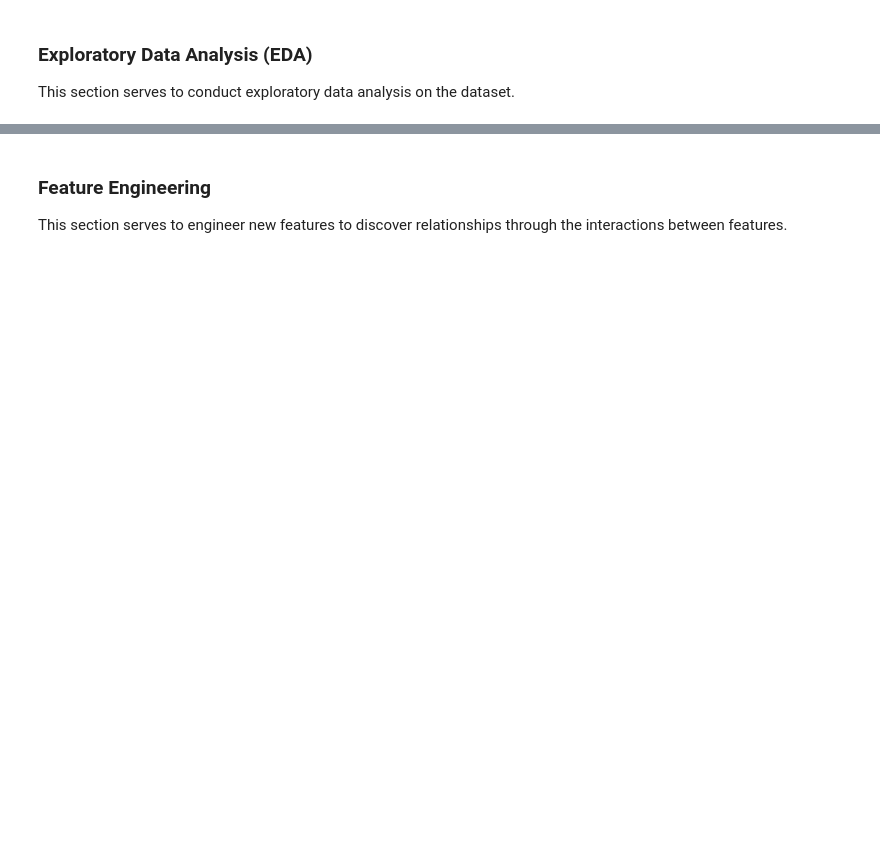
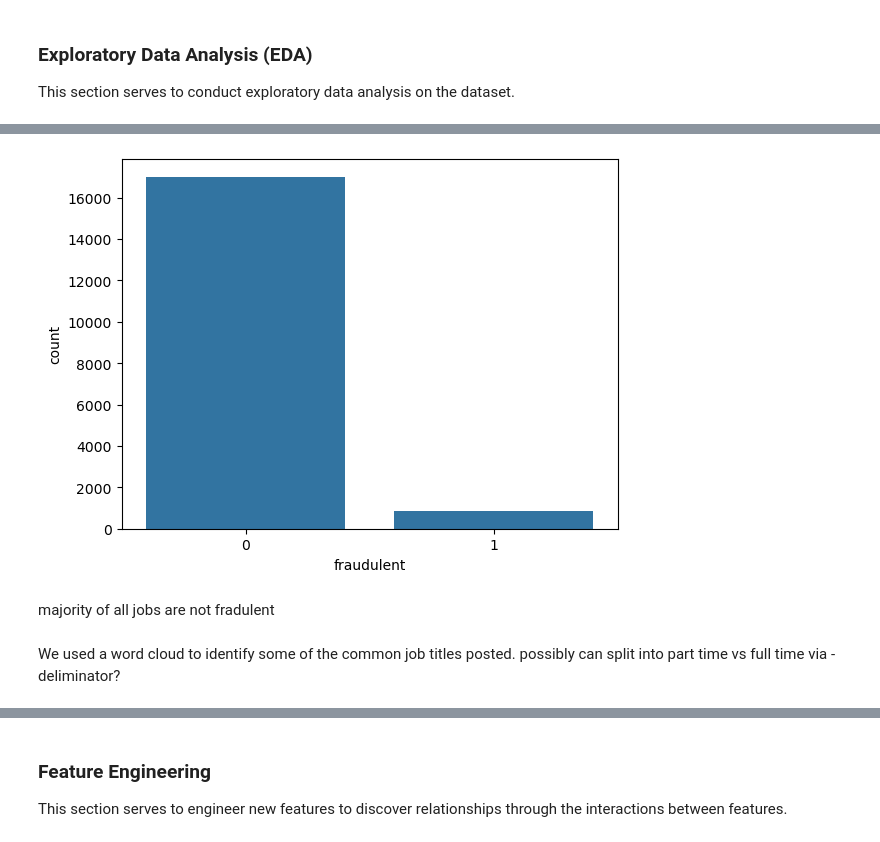
Before and after one commit to Bearson678/fake-job-posting_DL_Project, a Jupyter notebook: EDA.ipynb, the cells around one changed output, grey strips where cells are left out. Drawn from its saved outputs; the diff is of its cells as text; code cells hidden in the pictures; blank space fills up the shorter version.

```diff
--- a/EDA.ipynb
+++ b/EDA.ipynb
@@ -163,0 +231,9 @@ This section serves to conduct exploratory data analysis on the dataset.
+# %%
+sns.countplot(x=df['fraudulent'])
+plt.show()
+# %% [output]
+[figure, added]
+# %% [markdown]
+majority of all jobs are not fradulent
+# %% [markdown]
+We used a word cloud to identify some of the common job titles posted. possibly can split into part time vs full time via - deliminator?
```
Also changed, not shown: parts of 18 cells of this notebook.
